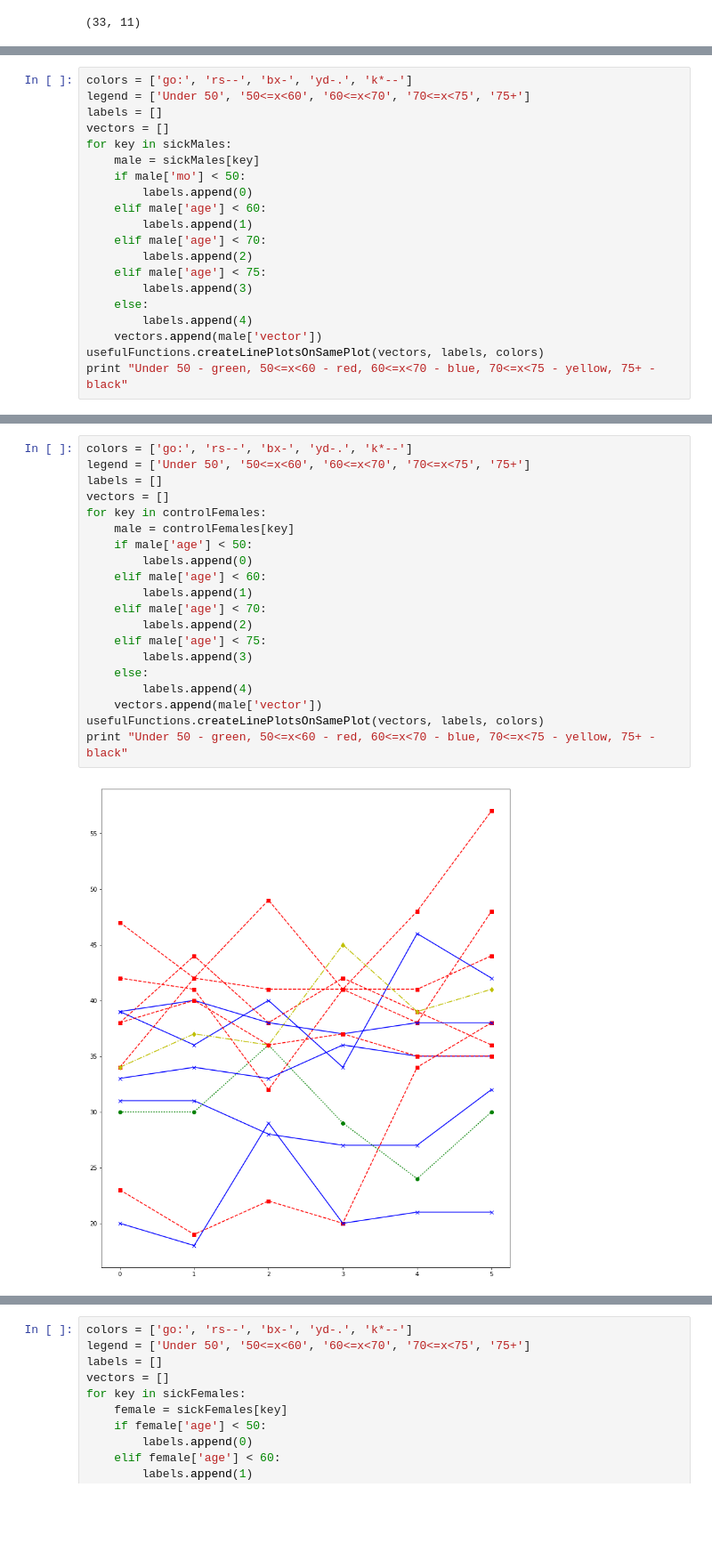
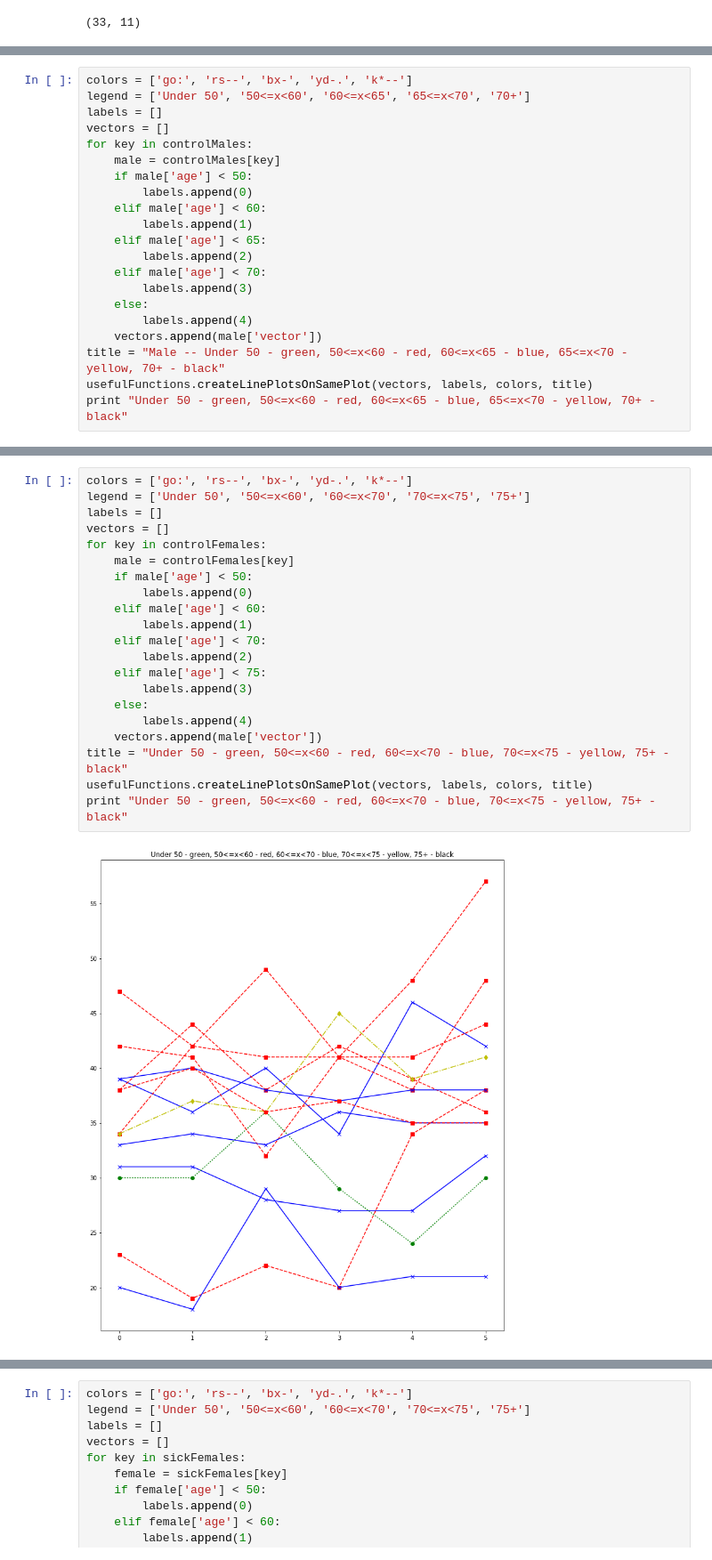
Before and after one commit to Rahul-Khanna/comp_gene, a Jupyter notebook: Data_exploration_round_2.ipynb, the cells around one changed output, grey strips where cells are left out. Shown at 89% size. Cells and saved outputs as stored; diff of their text form; blank space fills up the shorter version.

```diff
--- a/Data_exploration_round_2.ipynb
+++ b/Data_exploration_round_2.ipynb
@@ -145,0 +243,21 @@ usefulFunctions.createLinePlotsOnSamePlot(allFullyFilledMales, labels, colors, t
+# %%
+colors = ['go:', 'rs--', 'bx-', 'yd-.', 'k*--']
+legend = ['Under 50', '50<=x<60', '60<=x<65', '65<=x<70', '70+']
+labels = []
+vectors = []
+for key in controlMales:
+    male = controlMales[key]
+    if male['age'] < 50:
+        labels.append(0)
+    elif male['age'] < 60:
+        labels.append(1)
+    elif male['age'] < 65:
+        labels.append(2)
+    elif male['age'] < 70:
+        labels.append(3)
+    else:
+        labels.append(4)
+    vectors.append(male['vector'])
+title = "Male -- Under 50 - green, 50<=x<60 - red, 60<=x<65 - blue, 65<=x<70 - yellow, 70+ - black"
+usefulFunctions.createLinePlotsOnSamePlot(vectors, labels, colors, title)
+print "Under 50 - green, 50<=x<60 - red, 60<=x<65 - blue, 65<=x<70 - yellow, 70+ - black"
@@ -168,21 +289 @@ print "Under 50 - green, 50<=x<60 - red, 60<=x<70 - blue, 70<=x<75 - yellow, 75+
 Under 50 - green, 50<=x<60 - red, 60<=x<70 - blue, 70<=x<75 - yellow, 75+ - black
-# %%
-colors = ['go:', 'rs--', 'bx-', 'yd-.', 'k*--']
-legend = ['Under 50', '50<=x<60', '60<=x<70', '70<=x<75', '75+']
-labels = []
-vectors = []
-for key in sickMales:
-    male = sickMales[key]
-    if male['mo'] < 50:
-        labels.append(0)
-    elif male['age'] < 60:
-        labels.append(1)
-    elif male['age'] < 70:
-        labels.append(2)
-    elif male['age'] < 75:
-        labels.append(3)
-    else:
-        labels.append(4)
-    vectors.append(male['vector'])
-usefulFunctions.createLinePlotsOnSamePlot(vectors, labels, colors)
-print "Under 50 - green, 50<=x<60 - red, 60<=x<70 - blue, 70<=x<75 - yellow, 75+ - black"
@@ -212,25 +310,26 @@ usefulFunctions.createLinePlotsOnSamePlot(allFullyFilledFemales, labels, colors,
 # %%
 colors = ['go:', 'rs--', 'bx-', 'yd-.', 'k*--']
 legend = ['Under 50', '50<=x<60', '60<=x<70', '70<=x<75', '75+']
 labels = []
 vectors = []
 for key in controlFemales:
     male = controlFemales[key]
     if male['age'] < 50:
         labels.append(0)
     elif male['age'] < 60:
         labels.append(1)
     elif male['age'] < 70:
         labels.append(2)
     elif male['age'] < 75:
         labels.append(3)
     else:
         labels.append(4)
     vectors.append(male['vector'])
-usefulFunctions.createLinePlotsOnSamePlot(vectors, labels, colors)
+title = "Under 50 - green, 50<=x<60 - red, 60<=x<70 - blue, 70<=x<75 - yellow, 75+ - black"
+usefulFunctions.createLinePlotsOnSamePlot(vectors, labels, colors, title)
 print "Under 50 - green, 50<=x<60 - red, 60<=x<70 - blue, 70<=x<75 - yellow, 75+ - black"
 # %% [output]
-[figure, old version]
+[figure, new version]
 Under 50 - green, 50<=x<60 - red, 60<=x<70 - blue, 70<=x<75 - yellow, 75+ - black
 # %%
 colors = ['go:', 'rs--', 'bx-', 'yd-.', 'k*--']
```
Also changed, not shown: parts of 11 cells of this notebook, 11 other files.
